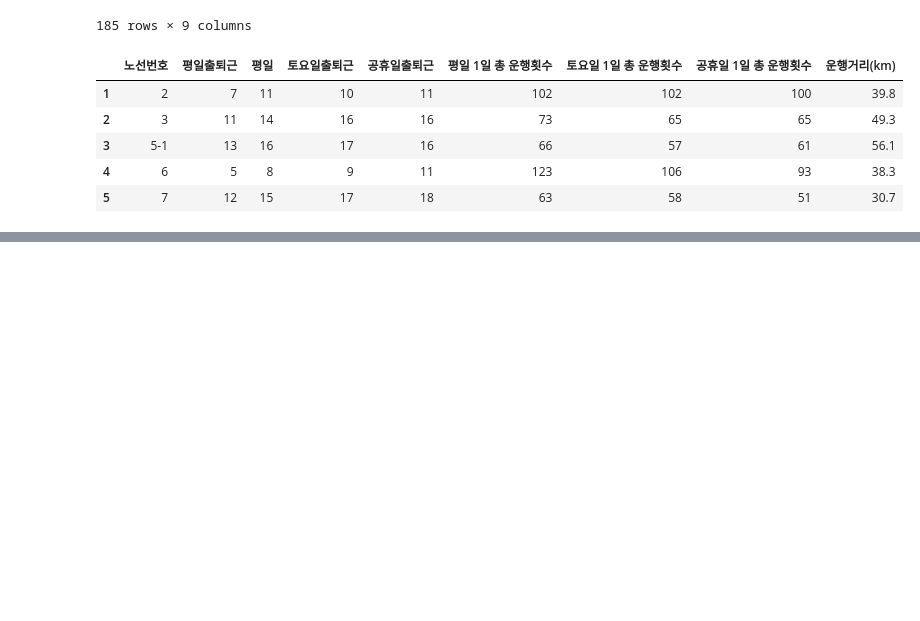
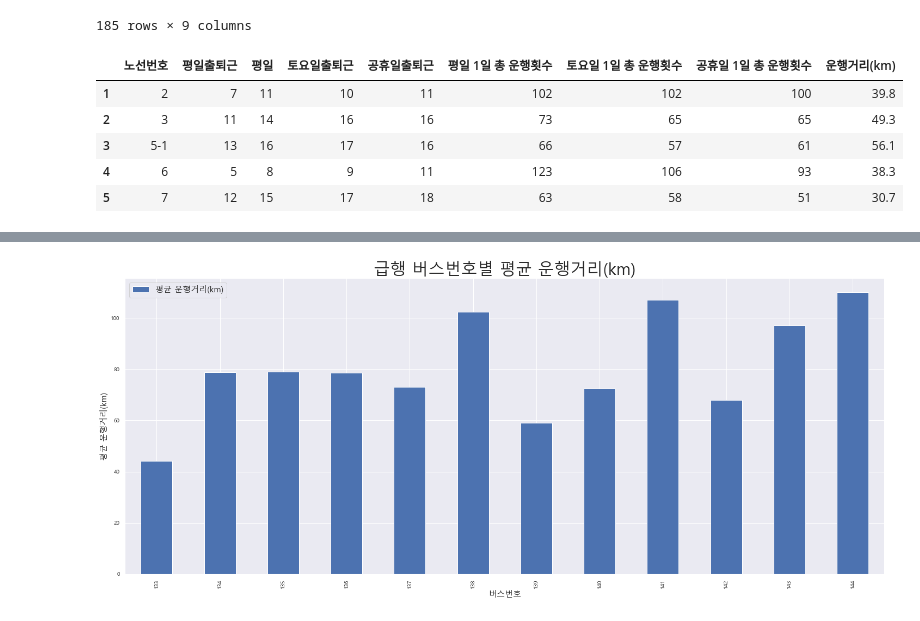
Before and after one commit to WithU-Bus/WithU-Bus, a Jupyter notebook: Bus_route/배차간격.ipynb, the cells around one changed output, grey strips where cells are left out. Drawn from its saved outputs; the diff is of its cells as text; code cells hidden in the pictures; blank space fills up the shorter version.

```diff
--- a/Bus_route/배차간격.ipynb
+++ b/Bus_route/배차간격.ipynb
@@ -124,0 +125,3 @@ See the caveats in the documentation: https://pandas.pydata.org/pandas-docs/stab
+# %%
+bustime_ep = bustime[(bustime['노선번호'] == '1000') | (bustime['노선번호'] == 1001) | (bustime['노선번호'] == '1002') | (bustime['노선번호'] == '1003') | (bustime['노선번호'] == 1004) | (bustime['노선번호'] == 1005) | (bustime['노선번호'] == 1006) | (bustime['노선번호'] == 1008) | (bustime['노선번호'] == 1009) | (bustime['노선번호'] == 1010) | (bustime['노선번호'] == 1011) | (bustime['노선번호'] == 2000)]
+bustime_ep
@@ -214,0 +253,13 @@ plt.show()
+# %%
+cnt = bustime_ep[['운행거리(km)']]
+plt.rcParams['figure.figsize'] = (25,10)
+cnt.plot(kind='bar')
+plt.title(f'급행 버스번호별 평균 운행거리(km)', fontsize=30)
+plt.xlabel('버스번호', fontsize=15)
+plt.ylabel('평균 운행거리(km)', fontsize=15)
+plt.xticks(fontsize=10)
+plt.yticks(fontsize=10)
+plt.legend(['평균 운행거리(km)'], fontsize=15)
+plt.show()
+# %% [output]
+[figure, added]
```
Also changed, not shown: parts of 19 cells of this notebook, 9 other files.
